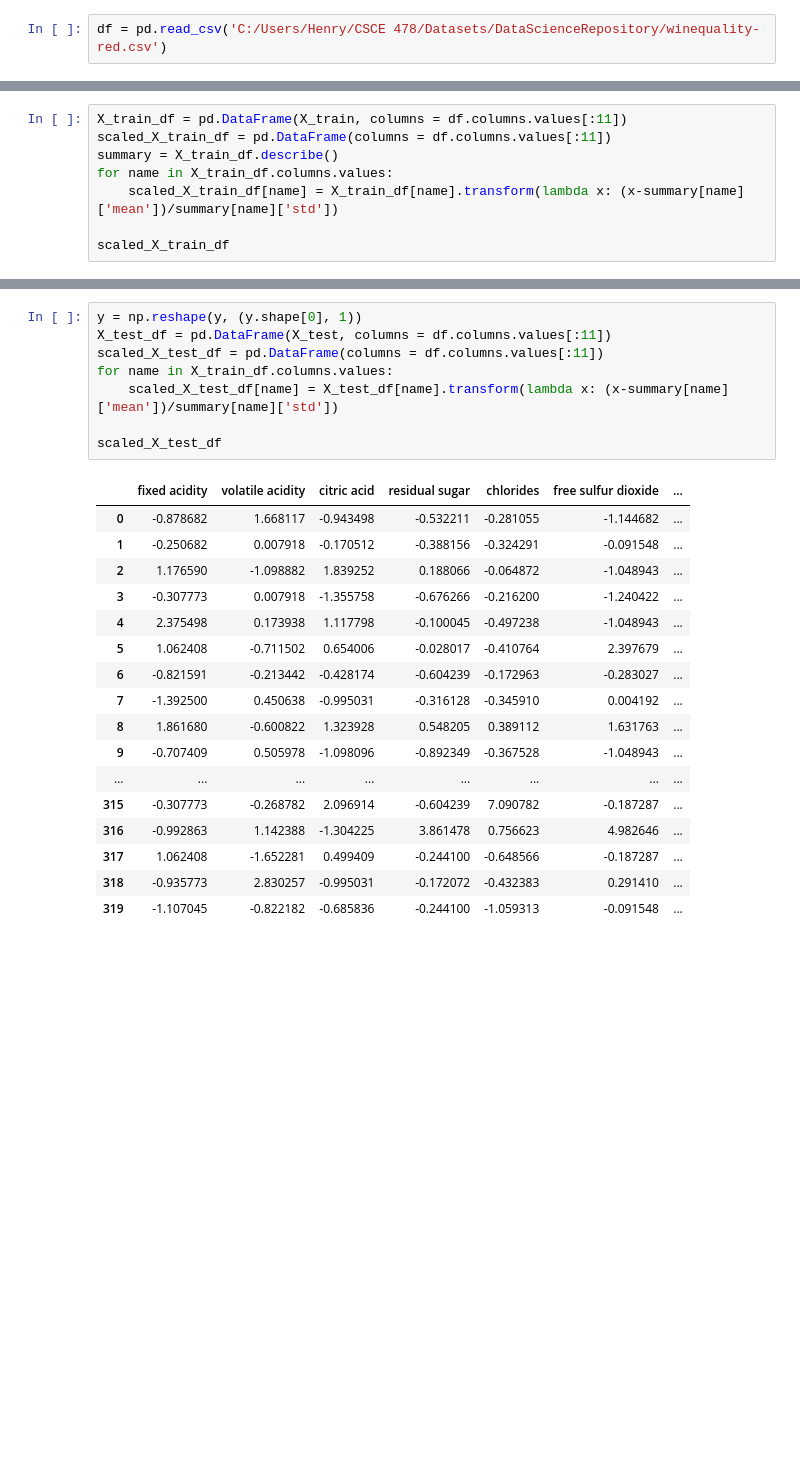
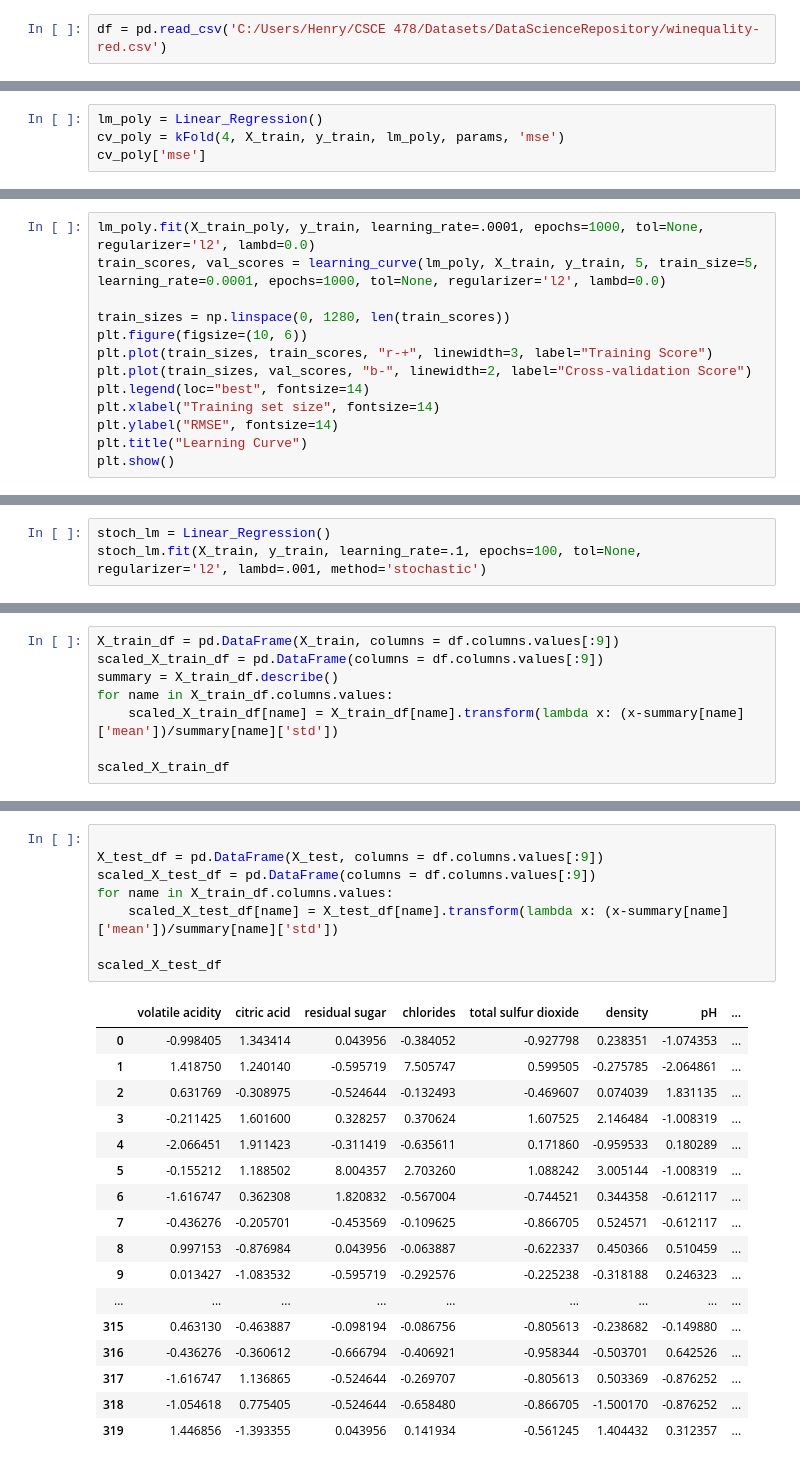
Before and after one commit to hhruby/478, a Jupyter notebook: wilmes_luke_hruby_harrison_3.ipynb, the cells around one changed output, grey strips where cells are left out. Drawn from its saved outputs; the diff is of its cells as text; blank space fills up the shorter version.

```diff
--- a/wilmes_luke_hruby_harrison_3.ipynb
+++ b/wilmes_luke_hruby_harrison_3.ipynb
@@ -214,0 +410,4 @@ array([[ 7.4  ,  0.7  ,  0.   , ...,  3.51 ,  0.56 ,  9.4  ],
+# %%
+lm_poly = Linear_Regression()
+cv_poly = kFold(4, X_train, y_train, lm_poly, params, 'mse')
+cv_poly['mse']
@@ -214,0 +444,13 @@ array([[ 7.4  ,  0.7  ,  0.   , ...,  3.51 ,  0.56 ,  9.4  ],
+# %%
+lm_poly.fit(X_train_poly, y_train, learning_rate=.0001, epochs=1000, tol=None, regularizer='l2', lambd=0.0)
+train_scores, val_scores = learning_curve(lm_poly, X_train, y_train, 5, train_size=5, learning_rate=0.0001, epochs=1000, tol=None, regularizer='l2', lambd=0.0)
+
+train_sizes = np.linspace(0, 1280, len(train_scores))
+plt.figure(figsize=(10, 6))
+plt.plot(train_sizes, train_scores, "r-+", linewidth=3, label="Training Score")
+plt.plot(train_sizes, val_scores, "b-", linewidth=2, label="Cross-validation Score")
+plt.legend(loc="best", fontsize=14)
+plt.xlabel("Training set size", fontsize=14)
+plt.ylabel("RMSE", fontsize=14)
+plt.title("Learning Curve")
+plt.show()
@@ -214,0 +459,3 @@ array([[ 7.4  ,  0.7  ,  0.   , ...,  3.51 ,  0.56 ,  9.4  ],
+# %%
+stoch_lm = Linear_Regression()
+stoch_lm.fit(X_train, y_train, learning_rate=.1, epochs=100, tol=None, regularizer='l2', lambd=.001, method='stochastic')
@@ -215,6 +486,6 @@ array([[ 7.4  ,  0.7  ,  0.   , ...,  3.51 ,  0.56 ,  9.4  ],
 # %%
-X_train_df = pd.DataFrame(X_train, columns = df.columns.values[:11])
-scaled_X_train_df = pd.DataFrame(columns = df.columns.values[:11])
+X_train_df = pd.DataFrame(X_train, columns = df.columns.values[:9])
+scaled_X_train_df = pd.DataFrame(columns = df.columns.values[:9])
 summary = X_train_df.describe()
 for name in X_train_df.columns.values:
     scaled_X_train_df[name] = X_train_df[name].transform(lambda x: (x-summary[name]['mean'])/summary[name]['std'])
@@ -259,26 +530,26 @@ array([[ 0.5485902 , -1.0988815 ,  0.91166847, ..., -0.86123722,
 # %%
-y = np.reshape(y, (y.shape[0], 1))
-X_test_df = pd.DataFrame(X_test, columns = df.columns.values[:11])
-scaled_X_test_df = pd.DataFrame(columns = df.columns.values[:11])
+
+X_test_df = pd.DataFrame(X_test, columns = df.columns.values[:9])
+scaled_X_test_df = pd.DataFrame(columns = df.columns.values[:9])
 for name in X_train_df.columns.values:
     scaled_X_test_df[name] = X_test_df[name].transform(lambda x: (x-summary[name]['mean'])/summary[name]['std'])
 
 scaled_X_test_df
 # %% [output]
-|  | fixed acidity | volatile acidity | citric acid | residual sugar | chlorides | free sulfur dioxide | ... |
-| 0 | -0.878682 | 1.668117 | -0.943498 | -0.532211 | -0.281055 | -1.144682 | ... |
-| 1 | -0.250682 | 0.007918 | -0.170512 | -0.388156 | -0.324291 | -0.091548 | ... |
-| 2 | 1.176590 | -1.098882 | 1.839252 | 0.188066 | -0.064872 | -1.048943 | ... |
-| 3 | -0.307773 | 0.007918 | -1.355758 | -0.676266 | -0.216200 | -1.240422 | ... |
-| 4 | 2.375498 | 0.173938 | 1.117798 | -0.100045 | -0.497238 | -1.048943 | ... |
-| 5 | 1.062408 | -0.711502 | 0.654006 | -0.028017 | -0.410764 | 2.397679 | ... |
-| 6 | -0.821591 | -0.213442 | -0.428174 | -0.604239 | -0.172963 | -0.283027 | ... |
-| 7 | -1.392500 | 0.450638 | -0.995031 | -0.316128 | -0.345910 | 0.004192 | ... |
-| 8 | 1.861680 | -0.600822 | 1.323928 | 0.548205 | 0.389112 | 1.631763 | ... |
-| 9 | -0.707409 | 0.505978 | -1.098096 | -0.892349 | -0.367528 | -1.048943 | ... |
-| ... | ... | ... | ... | ... | ... | ... | ... |
-| 315 | -0.307773 | -0.268782 | 2.096914 | -0.604239 | 7.090782 | -0.187287 | ... |
-| 316 | -0.992863 | 1.142388 | -1.304225 | 3.861478 | 0.756623 | 4.982646 | ... |
-| 317 | 1.062408 | -1.652281 | 0.499409 | -0.244100 | -0.648566 | -0.187287 | ... |
-| 318 | -0.935773 | 2.830257 | -0.995031 | -0.172072 | -0.432383 | 0.291410 | ... |
-| 319 | -1.107045 | -0.822182 | -0.685836 | -0.244100 | -1.059313 | -0.091548 | ... |
+|  | volatile acidity | citric acid | residual sugar | chlorides | total sulfur dioxide | density | pH | ... |
+| 0 | -0.998405 | 1.343414 | 0.043956 | -0.384052 | -0.927798 | 0.238351 | -1.074353 | ... |
+| 1 | 1.418750 | 1.240140 | -0.595719 | 7.505747 | 0.599505 | -0.275785 | -2.064861 | ... |
+| 2 | 0.631769 | -0.308975 | -0.524644 | -0.132493 | -0.469607 | 0.074039 | 1.831135 | ... |
+| 3 | -0.211425 | 1.601600 | 0.328257 | 0.370624 | 1.607525 | 2.146484 | -1.008319 | ... |
+| 4 | -2.066451 | 1.911423 | -0.311419 | -0.635611 | 0.171860 | -0.959533 | 0.180289 | ... |
+| 5 | -0.155212 | 1.188502 | 8.004357 | 2.703260 | 1.088242 | 3.005144 | -1.008319 | ... |
+| 6 | -1.616747 | 0.362308 | 1.820832 | -0.567004 | -0.744521 | 0.344358 | -0.612117 | ... |
+| 7 | -0.436276 | -0.205701 | -0.453569 | -0.109625 | -0.866705 | 0.524571 | -0.612117 | ... |
+| 8 | 0.997153 | -0.876984 | 0.043956 | -0.063887 | -0.622337 | 0.450366 | 0.510459 | ... |
+| 9 | 0.013427 | -1.083532 | -0.595719 | -0.292576 | -0.225238 | -0.318188 | 0.246323 | ... |
+| ... | ... | ... | ... | ... | ... | ... | ... | ... |
+| 315 | 0.463130 | -0.463887 | -0.098194 | -0.086756 | -0.805613 | -0.238682 | -0.149880 | ... |
+| 316 | -0.436276 | -0.360612 | -0.666794 | -0.406921 | -0.958344 | -0.503701 | 0.642526 | ... |
+| 317 | -1.616747 | 1.136865 | -0.524644 | -0.269707 | -0.805613 | 0.503369 | -0.876252 | ... |
+| 318 | -1.054618 | 0.775405 | -0.524644 | -0.658480 | -0.866705 | -1.500170 | -0.876252 | ... |
+| 319 | 1.446856 | -1.393355 | 0.043956 | 0.141934 | -0.561245 | 1.404432 | 0.312357 | ... |
```
Also changed, not shown: parts of 47 cells of this notebook, 1 other file.
